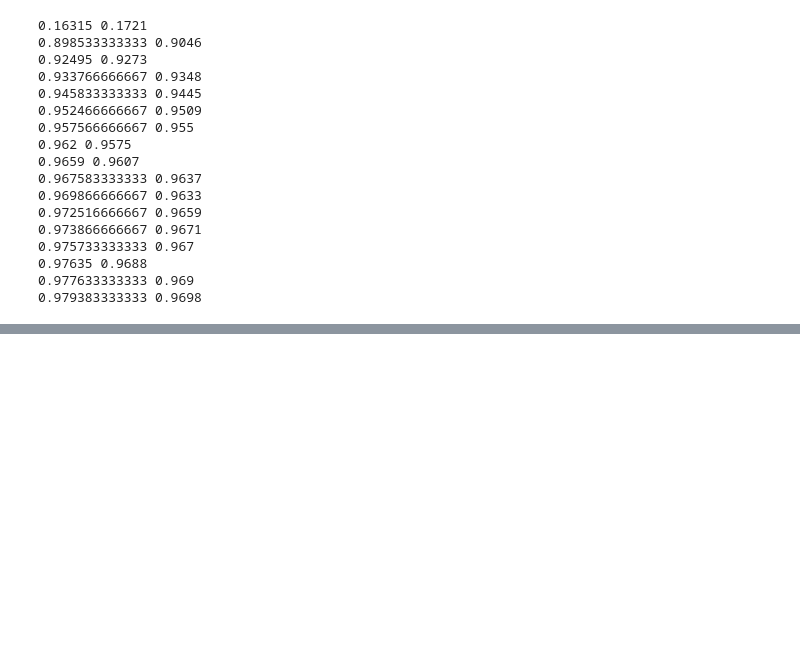
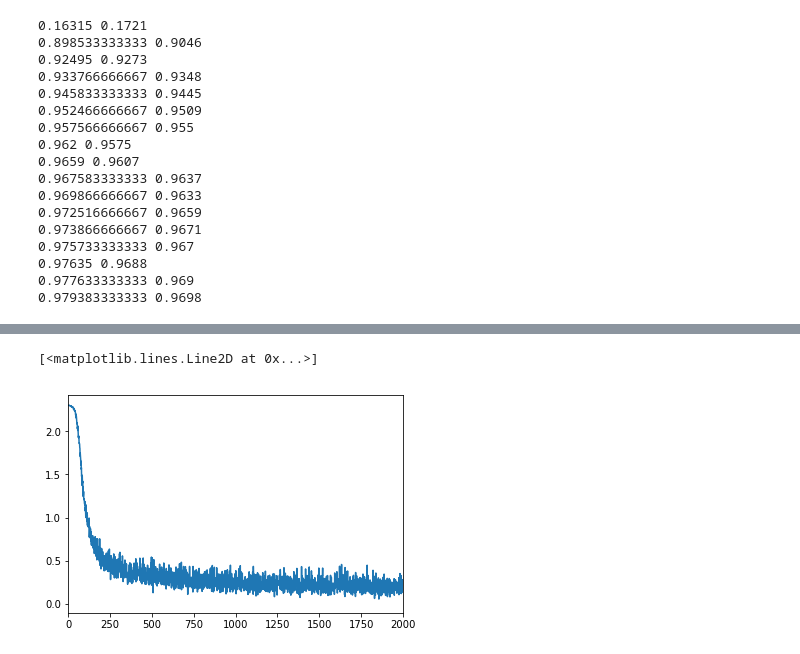
Before and after one commit to jjuya/Deep-learning-from-scratch-master, a Jupyter notebook: CH05_역전파 알고리즘(Backpropagation).ipynb, the cells around one changed output, grey strips where cells are left out. Saved outputs shown, nothing was run; the diff lists cells and outputs as text; code cells hidden in the pictures; blank space fills up the shorter version.

```diff
--- a/CH05_역전파 알고리즘(Backpropagation).ipynb
+++ b/CH05_역전파 알고리즘(Backpropagation).ipynb
@@ -806,0 +868,6 @@ for i in range(iters_num):
+# %%
+plt.xlim([0, 2000])
+plt.plot(x, train_neuralnet.train_loss_list)
+# %% [output]
+[<matplotlib.lines.Line2D at 0x...>]
+[figure, added]
```
Also changed, not shown: parts of 11 cells of this notebook, 1 other file.
